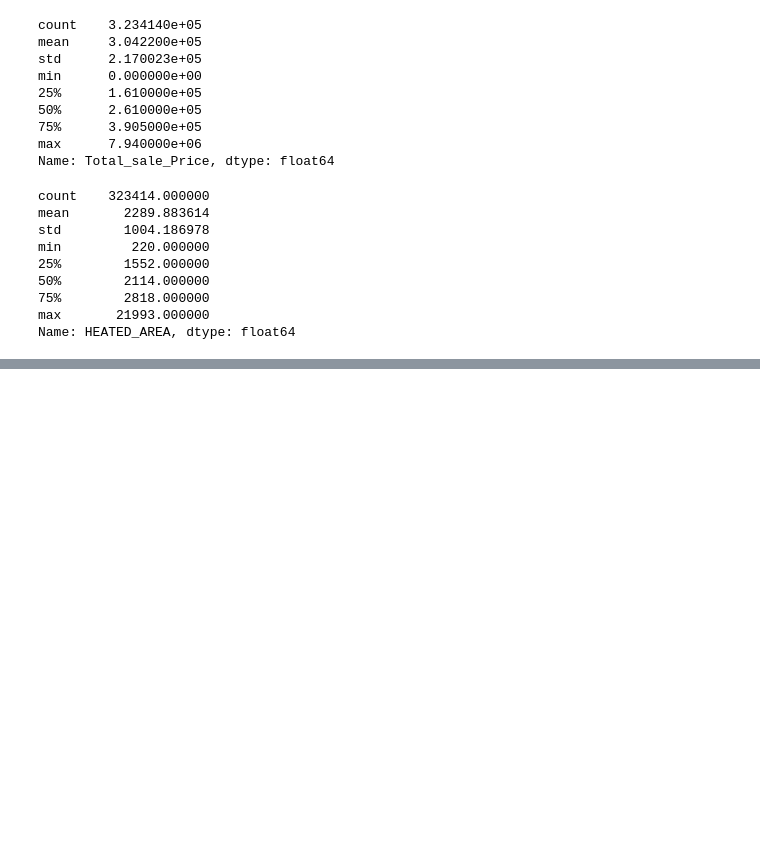
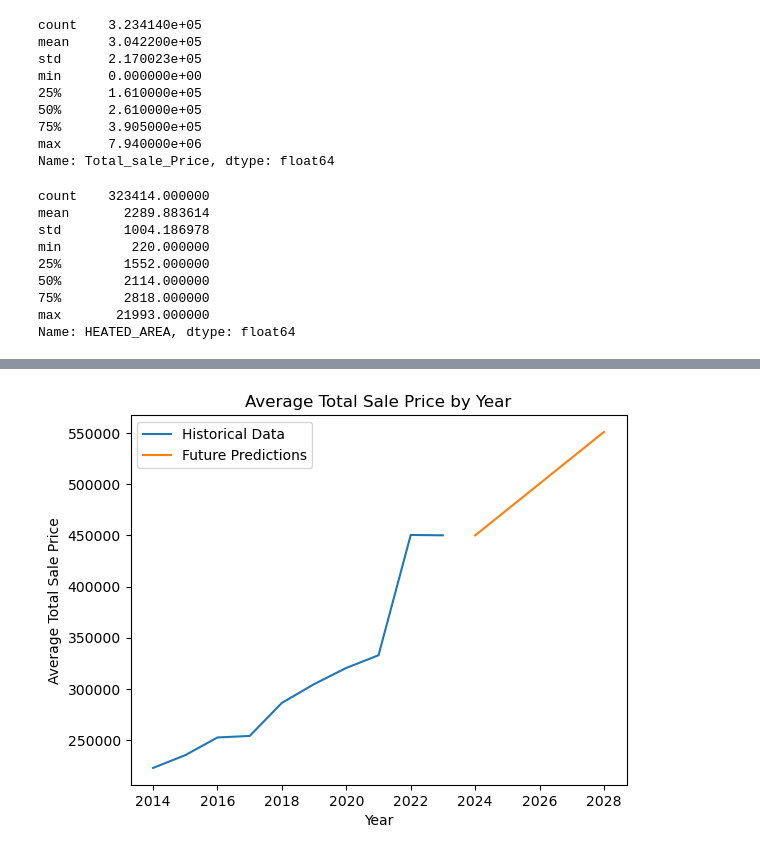
Before and after one commit to jkehm/Wake-County-Housing, a Jupyter notebook: Machine Learning/linear regression.ipynb, the cells around one changed output, grey strips where cells are left out. Saved outputs shown, nothing was run; the diff lists cells and outputs as text; code cells hidden in the pictures; blank space fills up the shorter version.

```diff
--- a/Machine Learning/linear regression.ipynb
+++ b/Machine Learning/linear regression.ipynb
@@ -304,0 +361,15 @@ wake_houses.head(10)
+# %%
+# Plot the historical data
+plt.plot(X, y, label='Historical Data')
+
+# Plot the predicted values for future years
+plt.plot(future_years, future_predictions, label='Future Predictions')
+
+plt.xlabel('Year')
+plt.ylabel('Average Total Sale Price')
+plt.title('Average Total Sale Price by Year')
+plt.legend()
+
+plt.show()
+# %% [output]
+[figure, added]
```
Also changed, not shown: parts of 6 cells of this notebook, 1 other file.
